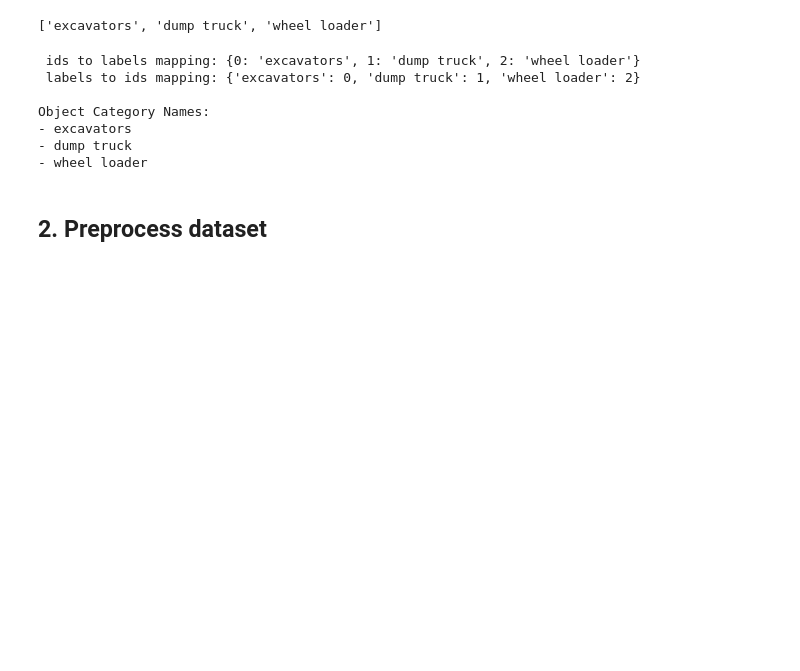
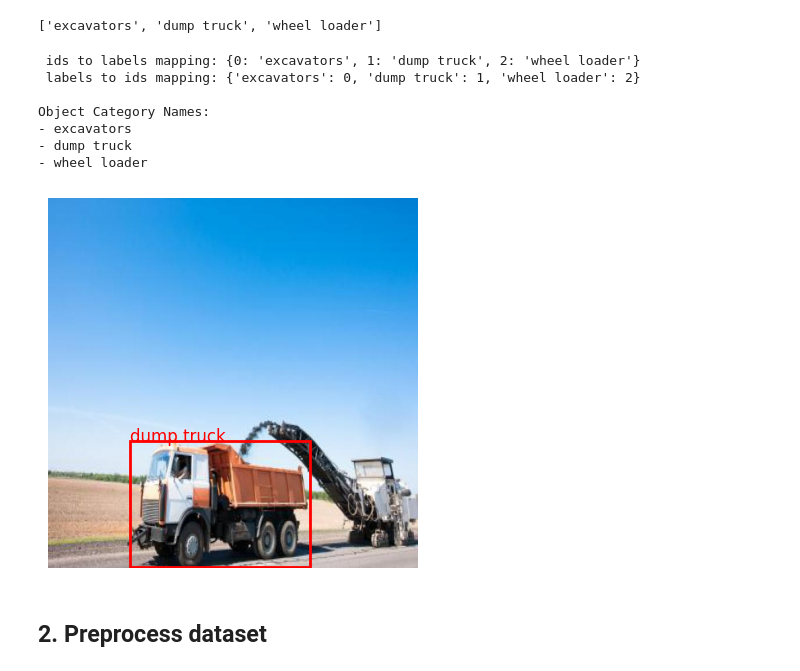
Before and after one commit to elliemci/vision-transformer-models, a Jupyter notebook: object_detection/vehichile_detection.ipynb, the cells around one changed output. Saved outputs shown, nothing was run; the diff lists cells and outputs as text; code cells hidden in the pictures; blank space fills up the shorter version.

```diff
--- a/object_detection/vehichile_detection.ipynb
+++ b/object_detection/vehichile_detection.ipynb
@@ -117,6 +128,33 @@ Object Category Names:
 - excavators
 - dump truck
 - wheel loader
+# %%
+rand_inx = random.randint(0, len(ds["train"]) - 1)
+example = ds['train'][rand_inx]
+
+# display image with detected object category names
+print()
+plt.imshow(example['image'])
+plt.axis("off")
+
+# draw bounding boxes and category labels
+ax = plt.gca()
+
+# a loop though each detected object bounding box
+for i in range(len(example['objects']['bbox'])):
+  bbox = example['objects']['bbox'][i]
+  x, y, w, h = bbox
+  rect = Rectangle((x, y), w, h, linewidth=2, edgecolor='r', facecolor='none')
+
+  ax.add_patch(rect)
+  category_id = example['objects']['category'][i]
+  category_name = id2label.get(category_id, "Unknown")
+  plt.text(x, y, category_name, color='r', fontsize=12)
+
+
+plt.show()
+# %% [output]
+[figure, added]
 # %% [markdown]
 ## 2. Preprocess dataset
 # %% [markdown]
```
Also changed, not shown: parts of 37 cells of this notebook.
